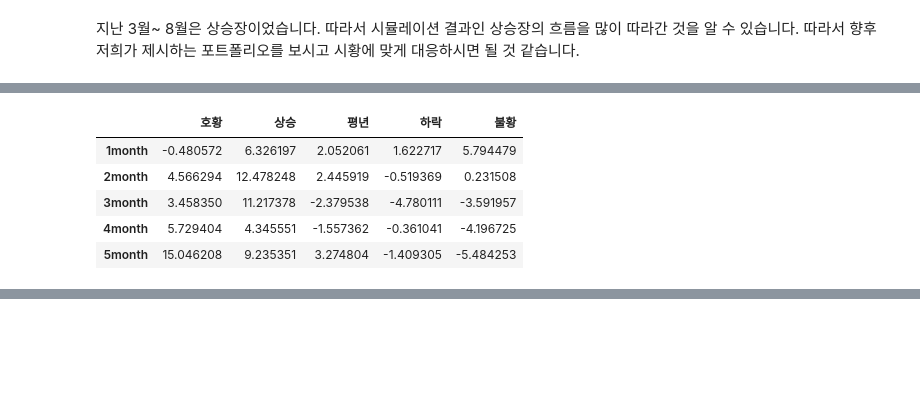
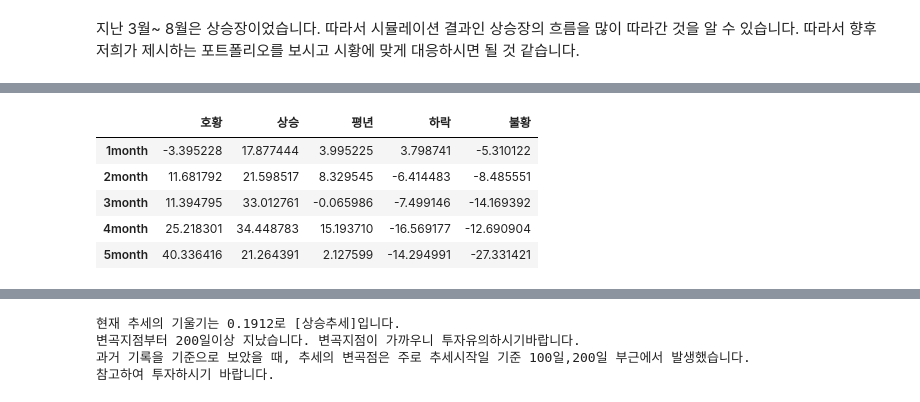
Before and after one commit to DanDanHeeWorld/to_upward, a Jupyter notebook: 포트폴리오구성+monte3.ipynb, the cells around one changed output, grey strips where cells are left out. Cells and saved outputs as stored; diff of their text form; code cells hidden in the pictures; blank space fills up the shorter version.

```diff
--- a/포트폴리오구성+monte3.ipynb
+++ b/포트폴리오구성+monte3.ipynb
@@ -379,6 +450,6 @@ plt.show()
 # %%
 import plotly.express as px
-def get_simret(balance_df,balance,max_shape,solution,now_data=None,kospi200=None):
+def get_simret(balance_df,balance,stocks2,max_shape,solution,now_data=None,kospi200=None):
     port_weigth = max_shape[max_shape.columns[3:]].values
     tmp3 = pd.DataFrame()
     for i in [0.9,0.75,0.5,0.25,0.1]:
@@ -392,10 +463,14 @@ def get_simret(balance_df,balance,max_shape,solution,now_data=None,kospi200=None
     tmp3.columns =['호황','상승','평년','하락','불황']
     if now_data is not None:
         future_data = now_data[(now_data.index >before_data.index.max())&(now_data.index < dt.datetime(2023,8,2))]
-        future_data = future_data[stocks].groupby(future_data.index.to_period('M')).first()
+        future_data = future_data[stocks2].groupby(future_data.index.to_period('M')).first()
         future_data = (future_data/future_data.iloc[0]-1).drop(index=future_data.index[0])
         tmp3['real'] = ((future_data*port_weigth).sum(axis=1)*100).to_list()
-    tmp3 = tmp3*(1-solution) + rf*solution*100
+    if solution >0:
+      tmp3 = tmp3*(1-solution) + rf*solution*100
+    else:
+      tmp3 = tmp3*(1-solution)
+
     if kospi200 is not None:
         f_kospi =kospi200[(kospi200.index >before_data.index.max())&(kospi200.index < dt.datetime(2023,8,2))]
         f_kospi = f_kospi.groupby(f_kospi.index.to_period('M')).first()
@@ -427,14 +553,14 @@ daily_cov = daily_ret.cov()
 annual_cov = daily_cov * now_data[stocks].shape[0]
 # %%
 tmp2 = pd.DataFrame((annual_ret-0.02)/daily_ret.std()*np.sqrt(252),columns= ['Shape']).sort_values(by='Shape',ascending=False)
-stocks = list(tmp2.iloc[0:5].index)# 상위 5개 선정
-daily_ret = before_data[stocks].pct_change()
-annual_ret = (1+daily_ret.mean())**before_data[stocks].shape[0]-1
+stocks2 = list(tmp2.iloc[0:5].index)# 상위 5개 선정
+daily_ret = before_data[stocks2].pct_change()
+annual_ret = (1+daily_ret.mean())**before_data[stocks2].shape[0]-1
 daily_cov = daily_ret.cov()
-annual_cov = daily_cov * before_data[stocks].shape[0]
+annual_cov = daily_cov * before_data[stocks2].shape[0]
 rf = 0.0325
 # %%
-max_shape,min_risk,tmp2,df = get_portfolio(stocks,annual_ret,annual_cov)
+max_shape,min_risk,tmp2,df = get_portfolio(stocks2,annual_ret,annual_cov)
 # %%
 show_CAPM(df,tmp2,max_shape,min_risk,rf=0.0325)
 # %% [output]
@@ -449,15 +588,15 @@ balance = 1000000
 stock_money = max_shape[max_shape.columns[3:]]*balance
 
 sim_num = 1000
-balance_df = monte_sim(sim_num,before_data,stocks,stock_money)
+balance_df = monte_sim(sim_num,before_data,stocks2,stock_money)
 # %%
-sim_data2 = get_simret(balance_df,balance,max_shape,solution,now_data=None,kospi200=None)
+sim_data2 = get_simret(balance_df,balance,stocks2,max_shape,solution,now_data=None,kospi200=None)
 display(sim_data2)
 display(px.line(sim_data2))
 # %% [output]
 |  | 호황 | 상승 | 평년 | 하락 | 불황 |
-| 1month | -0.480572 | 6.326197 | 2.052061 | 1.622717 | 5.794479 |
-| 2month | 4.566294 | 12.478248 | 2.445919 | -0.519369 | 0.231508 |
-| 3month | 3.458350 | 11.217378 | -2.379538 | -4.780111 | -3.591957 |
-| 4month | 5.729404 | 4.345551 | -1.557362 | -0.361041 | -4.196725 |
-| 5month | 15.046208 | 9.235351 | 3.274804 | -1.409305 | -5.484253 |
+| 1month | -3.395228 | 17.877444 | 3.995225 | 3.798741 | -5.310122 |
+| 2month | 11.681792 | 21.598517 | 8.329545 | -6.414483 | -8.485551 |
+| 3month | 11.394795 | 33.012761 | -0.065986 | -7.499146 | -14.169392 |
+| 4month | 25.218301 | 34.448783 | 15.193710 | -16.569177 | -12.690904 |
+| 5month | 40.336416 | 21.264391 | 2.127599 | -14.294991 | -27.331421 |
@@ -463,0 +607,20 @@ display(px.line(sim_data2))
+# %%
+if (int((dt.datetime.now()- fig2.gca().lines[-1].get_xdata()[0]).days)>100) & (int((dt.datetime.now()- fig2.gca().lines[-1].get_xdata()[0]).days)<130):
+  if slope > 0:
+    print(f"현재 추세의 기울기는 {slope:0.4f}로 [상승추세]입니다.")
+  else:
+    print(f"현재 추세의 기울기는 {slope:0.4f}로 [하락추세]입니다.")
+  print("변곡지점부터 100이상 지났습니다. 변곡지점이 가까우니 투자유의하시기바랍니다.")
+  print(f"""과거 기록을 기준으로 보았을 때, 추세의 변곡점은 주로 추세시작일 기준 100일,200일 부근에서 발생했습니다. 참고하여 투자하시기 바랍니다.""")
+elif (int((dt.datetime.now()- fig2.gca().lines[-1].get_xdata()[0]).days)>200) & (int((dt.datetime.now()- fig2.gca().lines[-1].get_xdata()[0]).days)<230):
+  if slope > 0:
+    print(f"현재 추세의 기울기는 {slope:0.4f}로 [상승추세]입니다.")
+  else:
+    print(f"현재 추세의 기울기는 {slope:0.4f}로 [하락추세]입니다.")
+  print("변곡지점부터 200일이상 지났습니다. 변곡지점이 가까우니 투자유의하시기바랍니다.")
+  print(f"""과거 기록을 기준으로 보았을 때, 추세의 변곡점은 주로 추세시작일 기준 100일,200일 부근에서 발생했습니다.\n참고하여 투자하시기 바랍니다.""")
+# %% [output]
+현재 추세의 기울기는 0.1912로 [상승추세]입니다.
+변곡지점부터 200일이상 지났습니다. 변곡지점이 가까우니 투자유의하시기바랍니다.
+과거 기록을 기준으로 보았을 때, 추세의 변곡점은 주로 추세시작일 기준 100일,200일 부근에서 발생했습니다.
+참고하여 투자하시기 바랍니다.
```
Also changed, not shown: parts of 39 cells of this notebook.
